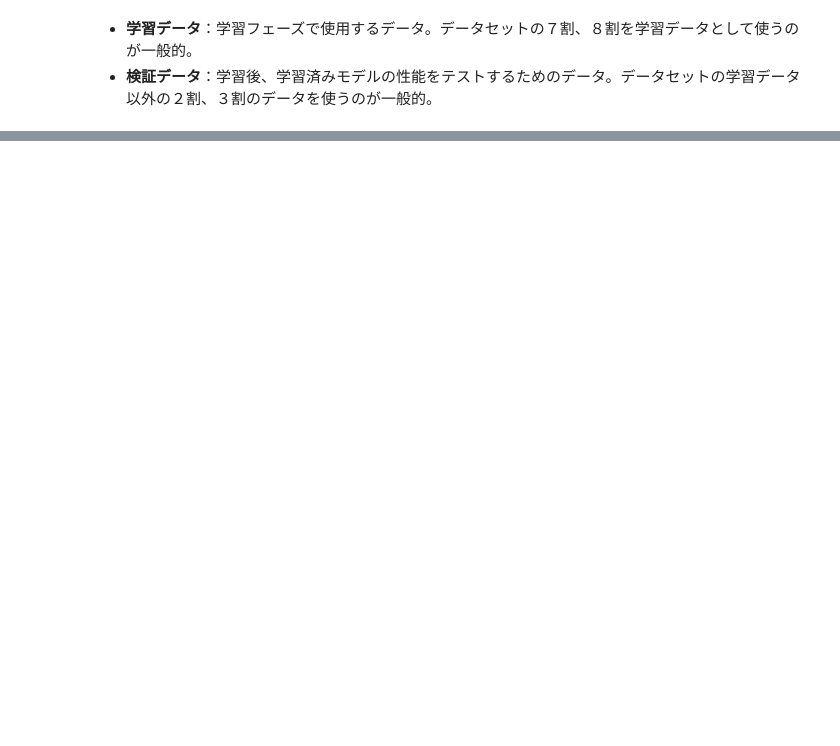
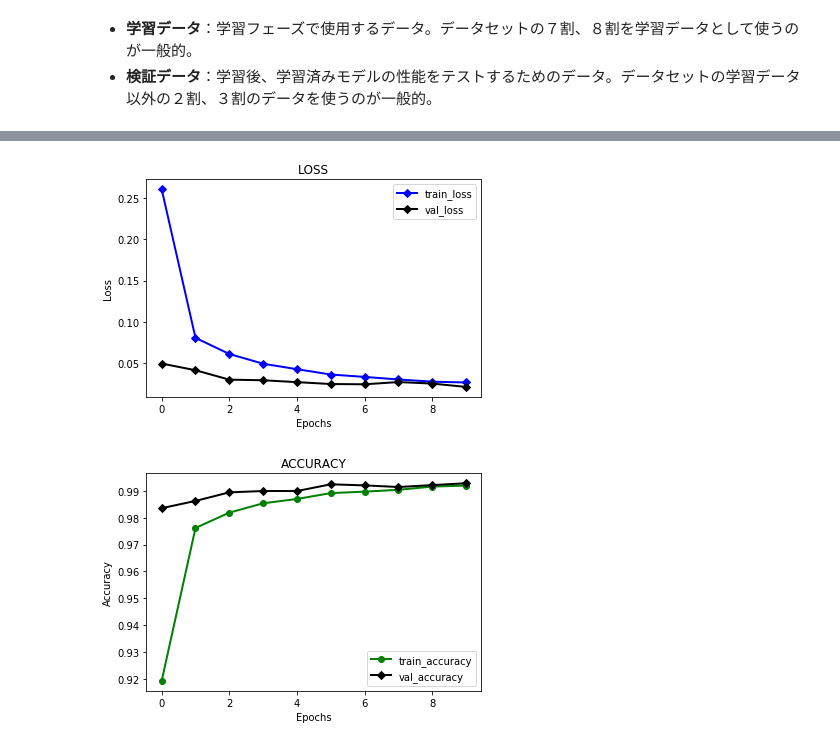
Before and after one commit to takiyama0617/colaboratory, a Jupyter notebook: Sample_TensorFlow+Keras+MNIST_1.ipynb, the cells around one changed output, grey strips where cells are left out. Drawn from its saved outputs; the diff is of its cells as text; code cells hidden in the pictures; blank space fills up the shorter version.

```diff
--- a/Sample_TensorFlow+Keras+MNIST_1.ipynb
+++ b/Sample_TensorFlow+Keras+MNIST_1.ipynb
@@ -92,0 +181,4 @@ Downloading data from https://s3.amazonaws.com/img-datasets/mnist.npz
+# %%
+from keras.models import Sequential
+
+model = Sequential()
@@ -92,0 +227,4 @@ Downloading data from https://s3.amazonaws.com/img-datasets/mnist.npz
+# %%
+model.compile(optimizer=keras.optimizers.Adadelta(),
+              loss=keras.losses.categorical_crossentropy,
+              metrics=['accuracy'])
@@ -92,0 +237,29 @@ Downloading data from https://s3.amazonaws.com/img-datasets/mnist.npz
+# %%
+import matplotlib.pyplot as plt
+
+
+def plot_loss_accuracy_graph(fir_record) :
+  plt.plot(fit_record.history['loss'], "-D", color="blue", label="train_loss", linewidth=2)
+  plt.plot(fit_record.history['val_loss'], "-D", color="black", label="val_loss", linewidth=2)
+  plt.title('LOSS')
+  plt.xlabel("Epochs")
+  plt.ylabel("Loss")
+  plt.legend(loc="upper right")
+  plt.show()
+
+  plt.plot(fit_record.history['acc'], "-o", color="green", label="train_accuracy", linewidth=2)
+  plt.plot(fit_record.history['val_acc'], "-D", color="black", label="val_accuracy", linewidth=2)
+  plt.title('ACCURACY')
+  plt.xlabel("Epochs")
+  plt.ylabel("Accuracy")
+  plt.legend(loc="lower right")
+  plt.show()
+# %%
+print('反復学習回数 : ', EPOCHS)
+fit_record = model.fit(train_data,
+                       train_teacher_labels,
+                       batch_size=BATCH_SIZE,
+                       epochs=EPOCHS,
+                       verbose=1,
+                       validation_data=(test_data, test_teacher_labels)
+                       )
@@ -92,0 +284,5 @@ Downloading data from https://s3.amazonaws.com/img-datasets/mnist.npz
+# %%
+plot_loss_accuracy_graph(fit_record)
+# %% [output]
+[figure, added]
+[figure, added]
```
Also changed, not shown: parts of 21 cells of this notebook.
